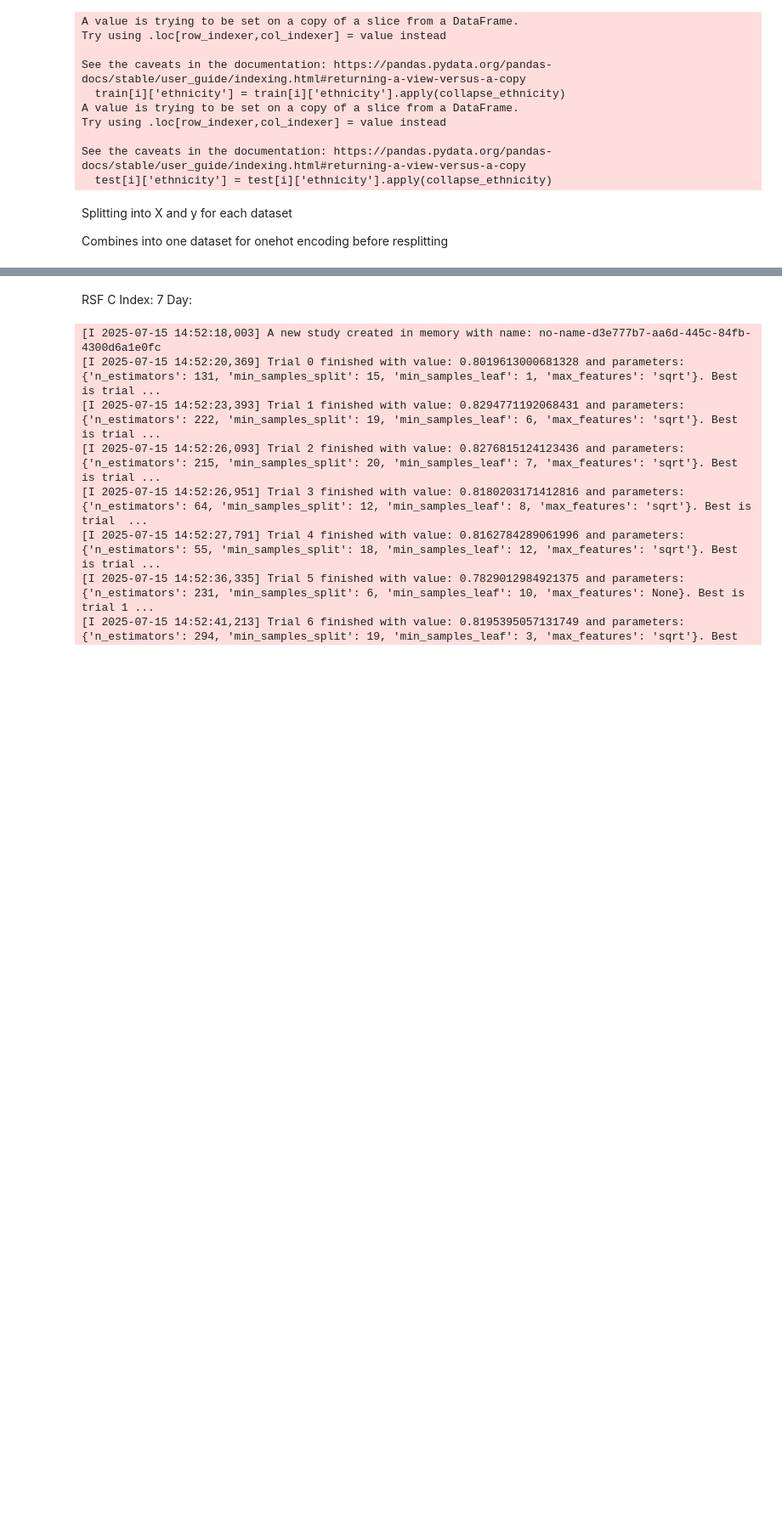
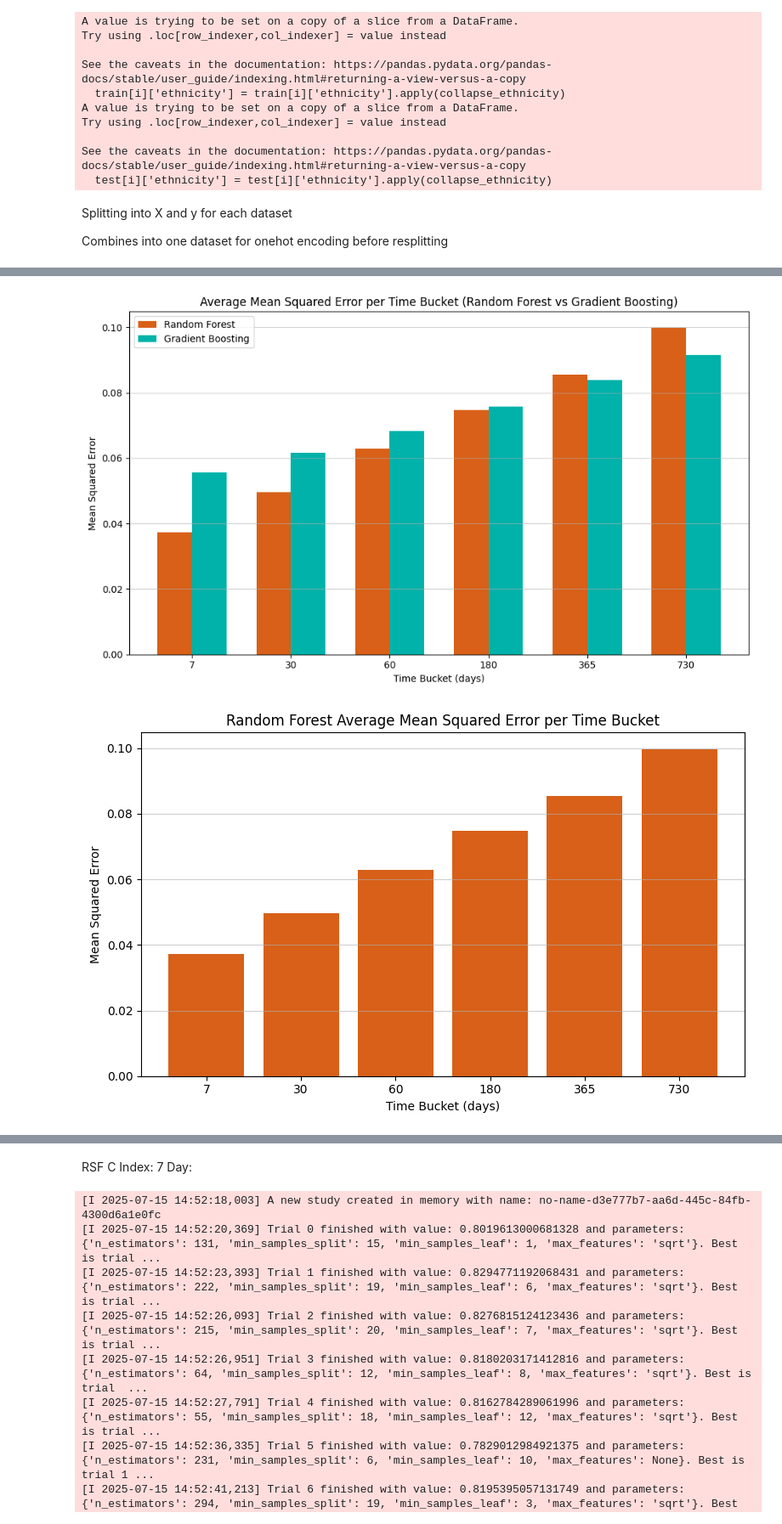
Before and after one commit to abrownjosh/mimic-survival-causal, a Jupyter notebook: Survival Analysis/CrossValidation.ipynb, the cells around one changed output, grey strips where cells are left out. Shown: that part at 85% size. Cells and saved outputs as stored; diff of their text form; code cells hidden in the pictures; blank space fills up the shorter version.

Commit message:
used the right models

```diff
--- a/Survival Analysis/CrossValidation.ipynb
+++ b/Survival Analysis/CrossValidation.ipynb
@@ -234,19 +390,0 @@ def run_gb(X_train_set, y_train_set, X_test_set, y_test_set, plot_fp=False):
-# %%
-indices = [0, 1, 2, 3, 4]
-random.shuffle(indices)
-
-c_rsf, c_gb, ibs_rsf, ibs_gb = [], [], [], []
-for i, j in enumerate(indices):
-    print(f"Train Set {i}, Test Set {j}:")
-    c_rsf_ind, ibs_rsf_ind = run_rsf(X_train[i], y_train[i], X_test[j], y_test[j], plot_fp = True)
-    c_rsf.append(c_rsf_ind)
-    ibs_rsf.append(ibs_rsf_ind)
-    print()
-    c_gb_ind, ibs_gb_ind = run_gb(X_train[i], y_train[i], X_test[j], y_test[j], plot_fp = True)
-    c_gb.append(c_gb_ind)
-    ibs_gb.append(ibs_gb_ind)
-    print()
-    print()
-
-print(f"Average C-Index | IBS for the RSF Model: {sum(c_rsf) / len(c_rsf):.4f} | {sum(ibs_rsf) / len(ibs_rsf):.4f}")
-print(f"Average C-Index | IBS for the GB Model: {sum(c_gb) / len(c_gb):.4f} | {sum(ibs_gb) / len(ibs_gb):.4f}")
@@ -317,0 +810,45 @@ Train Set 2, Test Set 3:
+# %%
+mse_rf_buckets = sum(np.array(mse_rf)) / 5
+mse_xgb_buckets = sum(np.array(mse_xgb)) / 5
+
+time_labels = ["7", "30", "60", "180", "365", "730"]
+x = np.arange(len(time_labels))
+
+# === 1. Combined Double Bar Chart ===
+width = 0.35
+fig, ax = plt.subplots(figsize=(10, 6))
+bars1 = ax.bar(x - width/2, mse_rf_buckets, width, label='Random Forest', color='#D86018')
+bars2 = ax.bar(x + width/2, mse_xgb_buckets, width, label='Gradient Boosting', color='#00B2A9')
+
+ax.set_ylabel('Mean Squared Error')
+ax.set_xlabel('Time Bucket (days)')
+ax.set_title('Average Mean Squared Error per Time Bucket (Random Forest vs Gradient Boosting)')
+ax.set_xticks(x)
+ax.set_xticklabels(time_labels)
+ax.legend()
+plt.grid(True, alpha=0.6, axis='y')
+plt.tight_layout()
+plt.show()
+
+# === 2. RF Only Bar Chart ===
+plt.figure(figsize=(8, 5))
+plt.grid(True, alpha=0.6, axis='y')
+plt.bar(time_labels, mse_rf_buckets, color='#D86018')
+plt.ylabel('Mean Squared Error')
+plt.xlabel('Time Bucket (days)')
+plt.title('Random Forest Average Mean Squared Error per Time Bucket')
+plt.tight_layout()
+plt.show()
+
+# === 3. XGB Only Bar Chart ===
+plt.figure(figsize=(8, 5))
+plt.grid(True, alpha=0.6, axis='y')
+plt.bar(time_labels, mse_xgb_buckets, color='#00B2A9')
+plt.ylabel('Mean Squared Error')
+plt.xlabel('Time Bucket (days)')
+plt.title('Gradient Boosting Average Mean Squared Error per Time Bucket')
+plt.tight_layout()
+plt.show()
+# %% [output]
+[figure, added]
+[figure, added]
```
Also changed, not shown: parts of 15 cells of this notebook.
